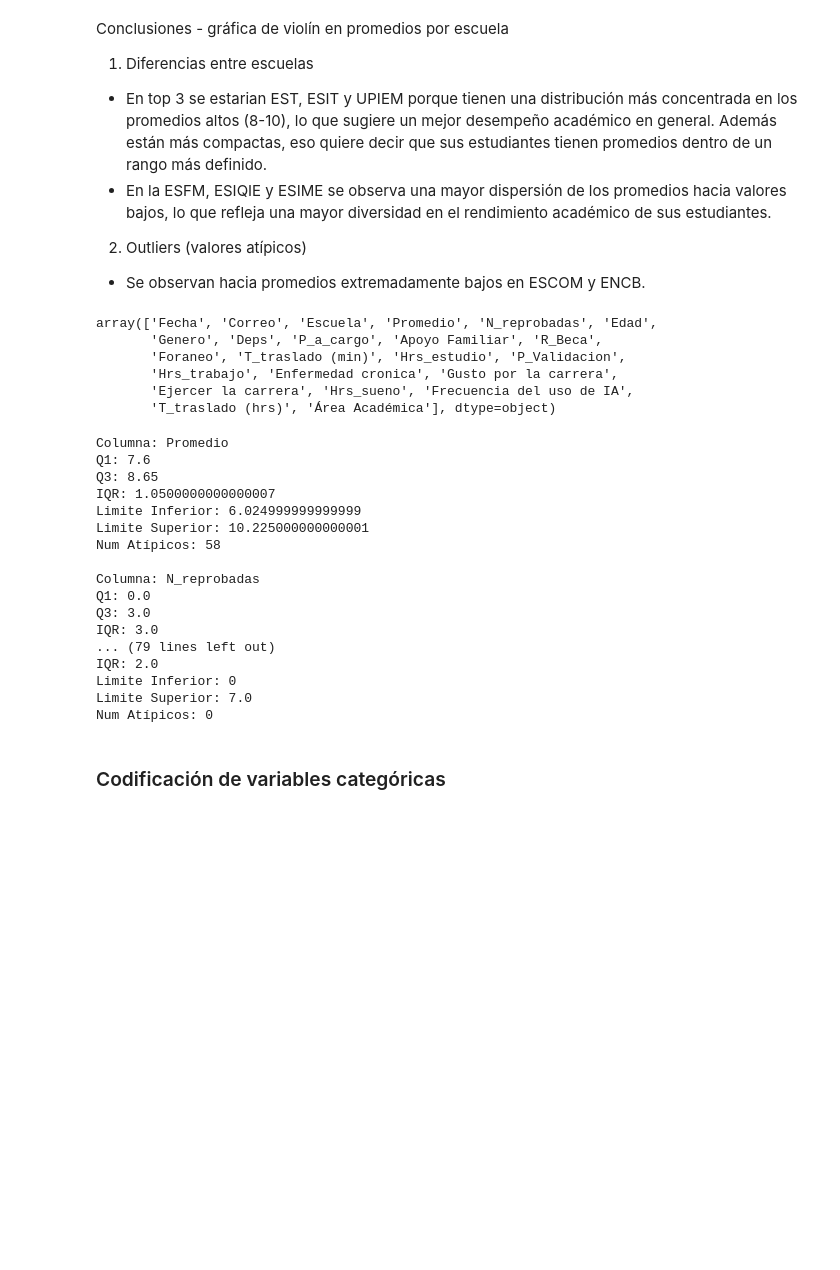
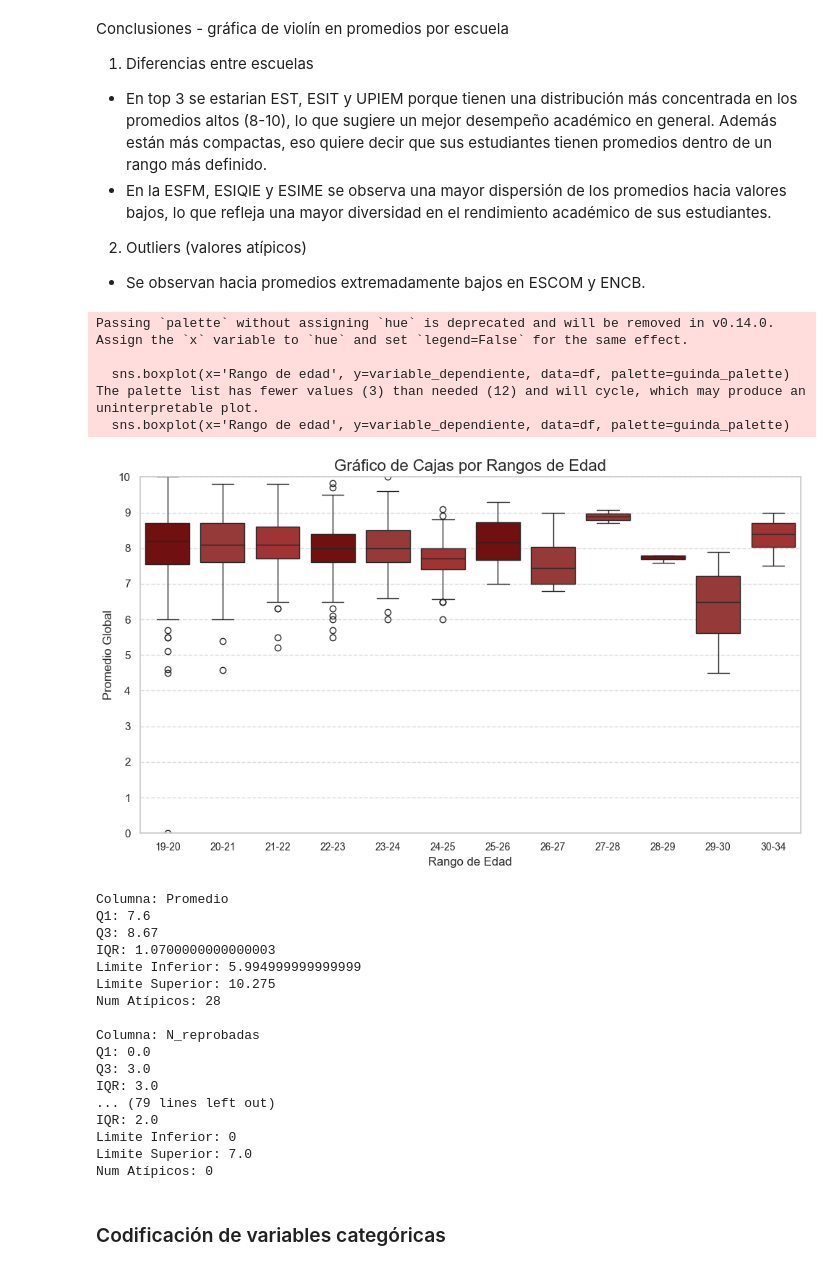
Before and after one commit to JRI11930/IPN-Analysis, a Jupyter notebook: IPN_Analysis.ipynb, the cells around one changed output. Saved outputs shown, nothing was run; the diff lists cells and outputs as text; code cells hidden in the pictures; blank space fills up the shorter version.

```diff
--- a/IPN_Analysis.ipynb
+++ b/IPN_Analysis.ipynb
@@ -660,15 +663,39 @@ Conclusiones - gráfica de violín en promedios por escuela
 - En la ESFM, ESIQIE y ESIME se observa una mayor dispersión de los promedios hacia valores bajos, lo que refleja una mayor diversidad en el rendimiento académico de sus estudiantes.
 2. Outliers (valores atípicos)
 - Se observan hacia promedios extremadamente bajos en ESCOM y ENCB.
-# %%
-df.columns.values
-# %% [output]
-array(['Fecha', 'Correo', 'Escuela', 'Promedio', 'N_reprobadas', 'Edad',
-       'Genero', 'Deps', 'P_a_cargo', 'Apoyo Familiar', 'R_Beca',
-       'Foraneo', 'T_traslado (min)', 'Hrs_estudio', 'P_Validacion',
-       'Hrs_trabajo', 'Enfermedad cronica', 'Gusto por la carrera',
-       'Ejercer la carrera', 'Hrs_sueno', 'Frecuencia del uso de IA',
-       'T_traslado (hrs)', 'Área Académica'], dtype=object)
+# %%
+df = df[df['P_Validacion'] == '3 horas']
+
+df['Edad'] = pd.to_numeric(df['Edad'], errors='coerce')
+
+
+bins = [19, 20, 21, 22, 23, 24, 25, 26, 27, 28, 29, 30, 34]  # Límites de los rangos de edad
+labels = ['19-20', '20-21', '21-22', '22-23', '23-24', '24-25',
+          '25-26', '26-27', '27-28', '28-29', '29-30', '30-34']  # Etiquetas para los rangos
+df['Rango de edad'] = pd.cut(df['Edad'], bins=bins, labels=labels)
+
+variable_dependiente = 'Promedio'
+df[variable_dependiente] = pd.to_numeric(df[variable_dependiente], errors='coerce')
+
+plt.figure(figsize=(10, 6))
+sns.boxplot(x='Rango de edad', y=variable_dependiente, data=df, palette=guinda_palette)
+plt.title('Gráfico de Cajas por Rangos de Edad', fontsize=16)
+plt.xlabel('Rango de Edad', fontsize=12)
+plt.ylabel('Promedio Global', fontsize=12)
+plt.xticks(fontsize=10)
+plt.ylim(0, 10)
+plt.yticks(range(0, 11, 1))
+plt.grid(axis='y', linestyle='--', alpha=0.7)
+plt.tight_layout()
+
+plt.show()
+# %% [output]
+Passing `palette` without assigning `hue` is deprecated and will be removed in v0.14.0. Assign the `x` variable to `hue` and set `legend=False` for the same effect.
+
+  sns.boxplot(x='Rango de edad', y=variable_dependiente, data=df, palette=guinda_palette)
+The palette list has fewer values (3) than needed (12) and will cycle, which may produce an uninterpretable plot.
+  sns.boxplot(x='Rango de edad', y=variable_dependiente, data=df, palette=guinda_palette)
+[figure, added]
 # %%
 # ===== DETECCIÓN DE OUTLIERS =====
 
@@ -723,11 +750,11 @@ for columna, resultados in resultados_outliers.items():
 # %% [output]
 Columna: Promedio
 Q1: 7.6
-Q3: 8.65
-IQR: 1.0500000000000007
-Limite Inferior: 6.024999999999999
-Limite Superior: 10.225000000000001
-Num Atípicos: 58
+Q3: 8.67
+IQR: 1.0700000000000003
+Limite Inferior: 5.994999999999999
+Limite Superior: 10.275
+Num Atípicos: 28
 
 Columna: N_reprobadas
 Q1: 0.0
```
Also changed, not shown: parts of 10 cells of this notebook, 1 other file.
